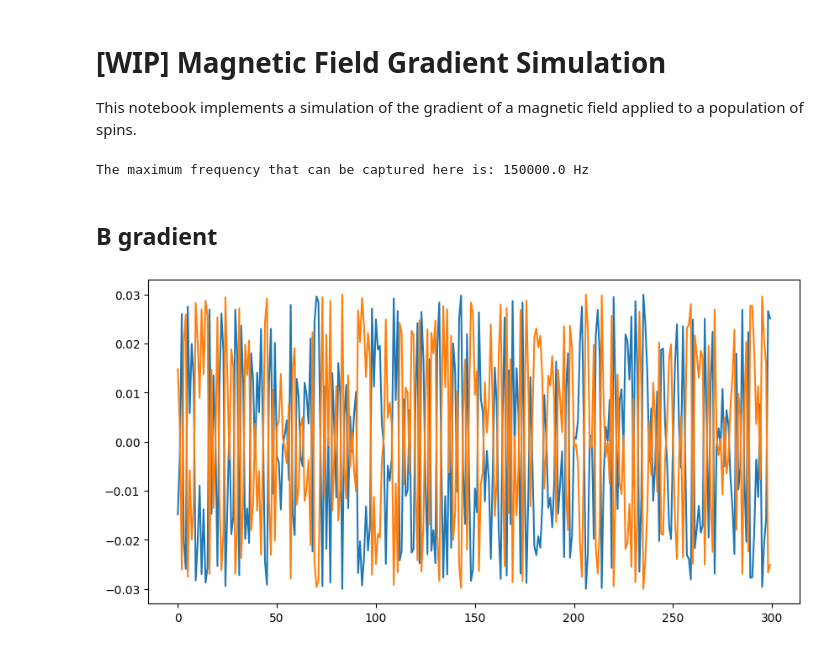
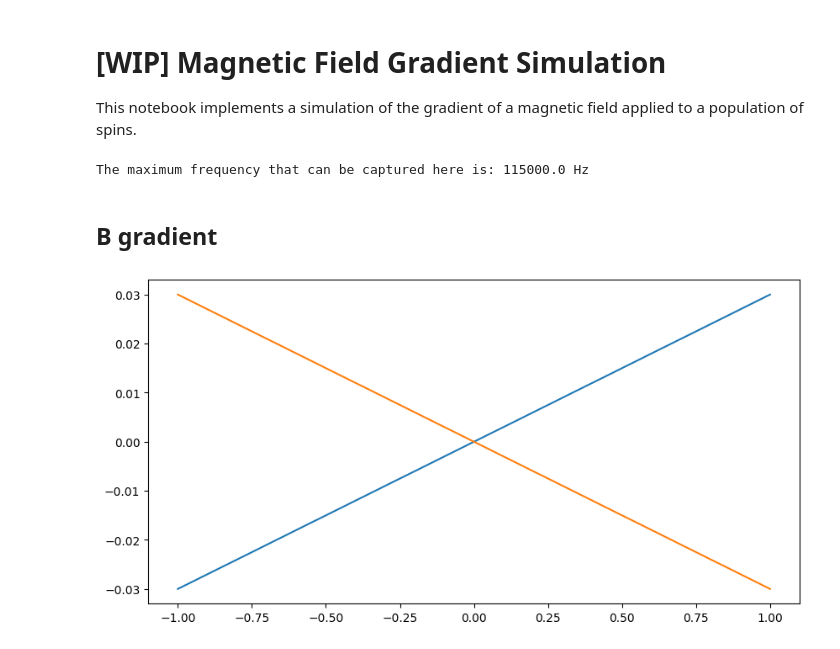
Before and after one commit to JoaoDell/MRI-study, a Jupyter notebook: examples/gradient.ipynb, the cells around one changed output. Drawn from its saved outputs; the diff is of its cells as text; code cells hidden in the pictures.

```diff
--- a/examples/gradient.ipynb
+++ b/examples/gradient.ipynb
@@ -10,14 +10,14 @@ import matplotlib.pyplot as plt
 from typing import Literal
 # %%
 t0 = 0.0
-tn = 300.0
+tn = 230.0
 dt = 0.001
 
 print("The maximum frequency that can be captured here is:", max_frequency(t0, tn, dt), "Hz")
 # %% [output]
-The maximum frequency that can be captured here is: 150000.0 Hz
+The maximum frequency that can be captured here is: 115000.0 Hz
 # %%
-n = 300
+n = 500
 # %% [markdown]
 ## B gradient
 # %%
@@ -41,19 +41,16 @@ echos = np.array([])
 # %%
 B0 = np.full(n, 0.0)
 G_x = 0.03
 DB = B_gradient(spins_x, G_x, 'linear')
 DB_ = B_gradient(spins_x, -G_x, 'linear')
 
 B = B0 + DB
 B_ = B0 + DB_
 
 plt.figure(figsize = (10, 5))
-plt.plot(np.arange(n), B)
-plt.plot(np.arange(n), B_)
+plt.plot(np.sort(spins_x), np.sort(B))
+plt.plot(np.sort(spins_x), np.sort(B_)[::-1])
 
 gamma = 10.0
-
-ws0 = gamma*B
-ws1 = gamma*B_
 # %% [output]
-[figure, old version]
+[figure, new version]
```
Also changed, not shown: parts of 9 cells of this notebook, 2 other files.
